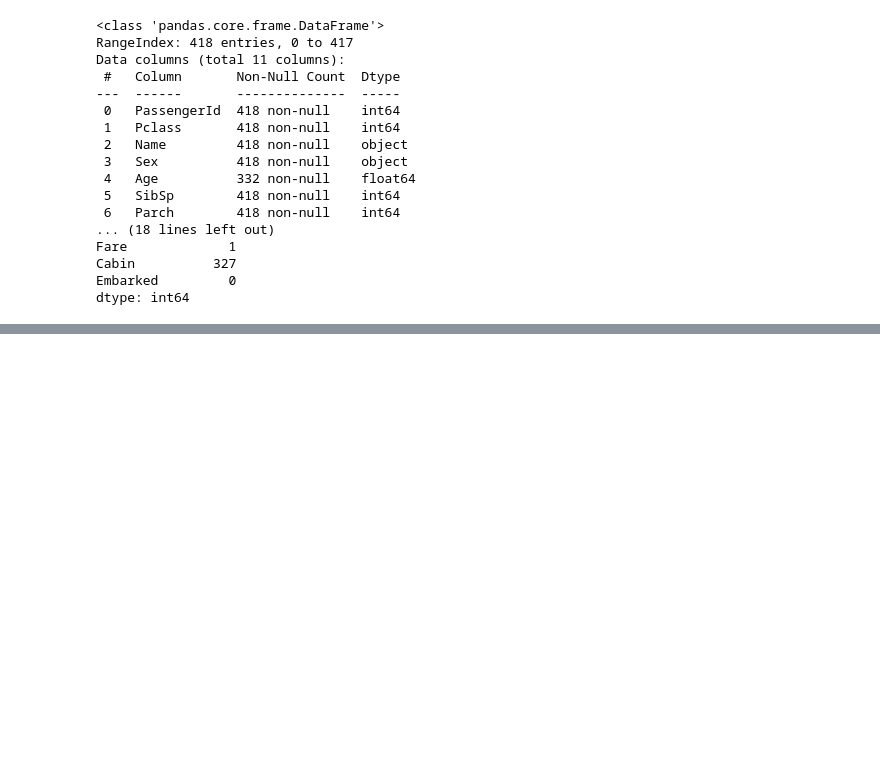
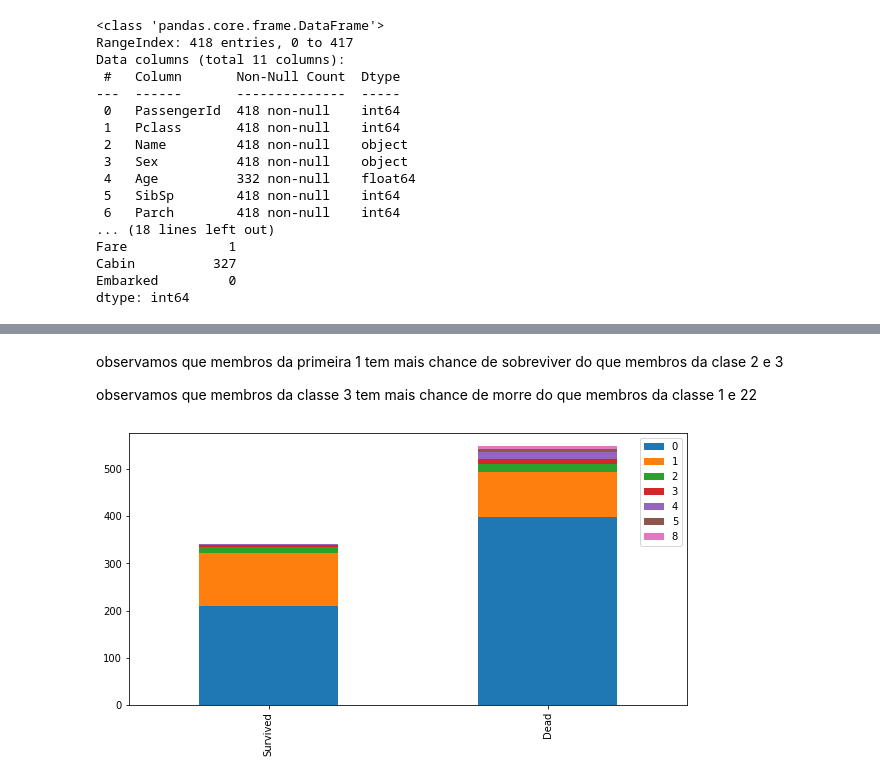
Before and after one commit to erickwb/Machine-Learning-Projects, a Jupyter notebook: Titanic Kaggel Competition/Titanic_project.ipynb, the cells around one changed output, grey strips where cells are left out. Saved outputs shown, nothing was run; the diff lists cells and outputs as text; code cells hidden in the pictures; blank space fills up the shorter version.

```diff
--- a/Titanic Kaggel Competition/Titanic_project.ipynb
+++ b/Titanic Kaggel Competition/Titanic_project.ipynb
@@ -103,0 +110,8 @@ X_train, X_valid, y_train, y_valid = train_test_split(X, y, test_size = 0.5, ran
+# %% [markdown]
+observamos que membros da primeira 1 tem mais chance de sobreviver do que membros da clase 2 e 3
+
+observamos que membros da classe 3 tem mais chance de morre do que membros da classe 1 e 22
+# %%
+bar_chart('SibSp')
+# %% [output]
+[figure, added]
```
Also changed, not shown: parts of 37 cells of this notebook.
